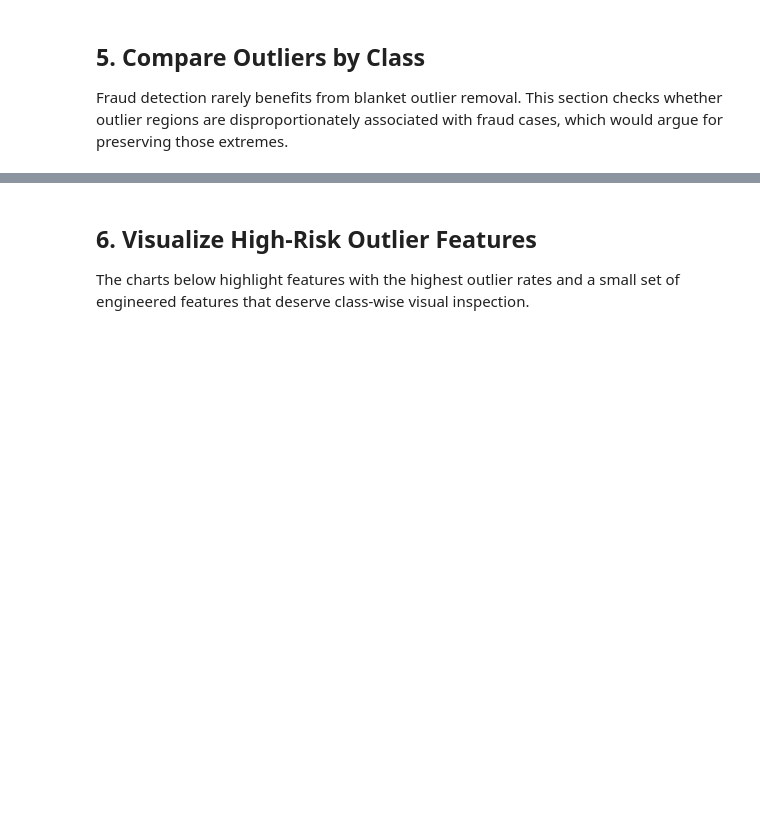
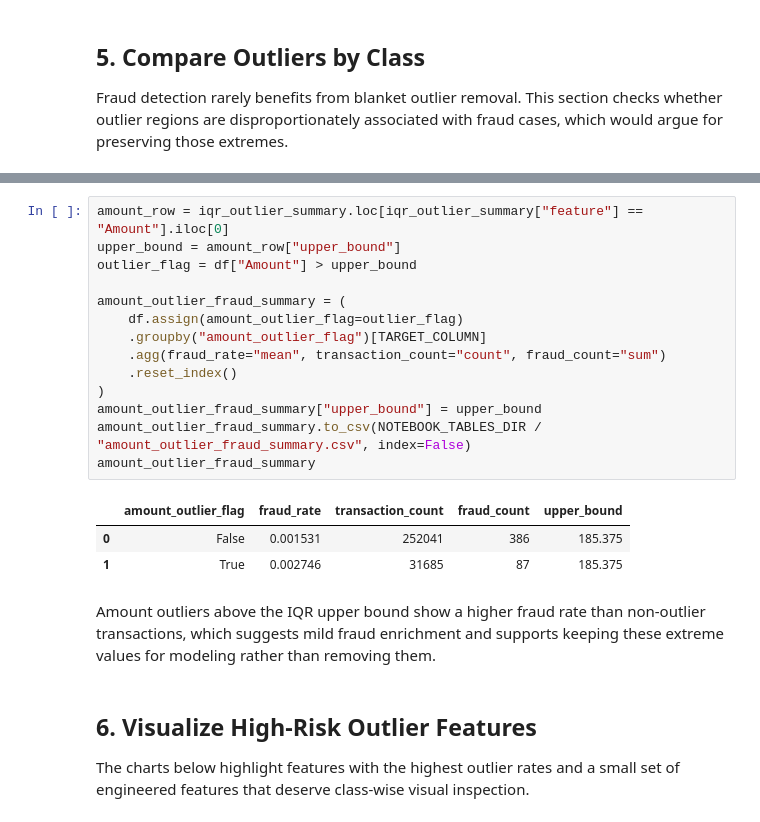
Before and after one commit to mmubashir95/Credit-Card-Fraud-Detection, a Jupyter notebook: notebooks/09_outlier_analysis.ipynb, the cells around one changed output, grey strips where cells are left out. Drawn from its saved outputs; the diff is of its cells as text; blank space fills up the shorter version.

Commit message:
feat: add explicit fraud-vs-outlier check for amount

```diff
--- a/notebooks/09_outlier_analysis.ipynb
+++ b/notebooks/09_outlier_analysis.ipynb
@@ -209,3 +213,23 @@ classwise_outlier_summary.head(15)
+# %%
+amount_row = iqr_outlier_summary.loc[iqr_outlier_summary["feature"] == "Amount"].iloc[0]
+upper_bound = amount_row["upper_bound"]
+outlier_flag = df["Amount"] > upper_bound
+
+amount_outlier_fraud_summary = (
+    df.assign(amount_outlier_flag=outlier_flag)
+    .groupby("amount_outlier_flag")[TARGET_COLUMN]
+    .agg(fraud_rate="mean", transaction_count="count", fraud_count="sum")
+    .reset_index()
+)
+amount_outlier_fraud_summary["upper_bound"] = upper_bound
+amount_outlier_fraud_summary.to_csv(NOTEBOOK_TABLES_DIR / "amount_outlier_fraud_summary.csv", index=False)
+amount_outlier_fraud_summary
+# %% [output]
+|  | amount_outlier_flag | fraud_rate | transaction_count | fraud_count | upper_bound |
+| 0 | False | 0.001531 | 252041 | 386 | 185.375 |
+| 1 | True | 0.002746 | 31685 | 87 | 185.375 |
+# %% [markdown]
+Amount outliers above the IQR upper bound show a higher fraud rate than non-outlier transactions, which suggests mild fraud enrichment and supports keeping these extreme values for modeling rather than removing them.
 # %% [markdown]
 ## 6. Visualize High-Risk Outlier Features
 
```
Also changed, not shown: parts of 2 cells of this notebook, 1 other file.
